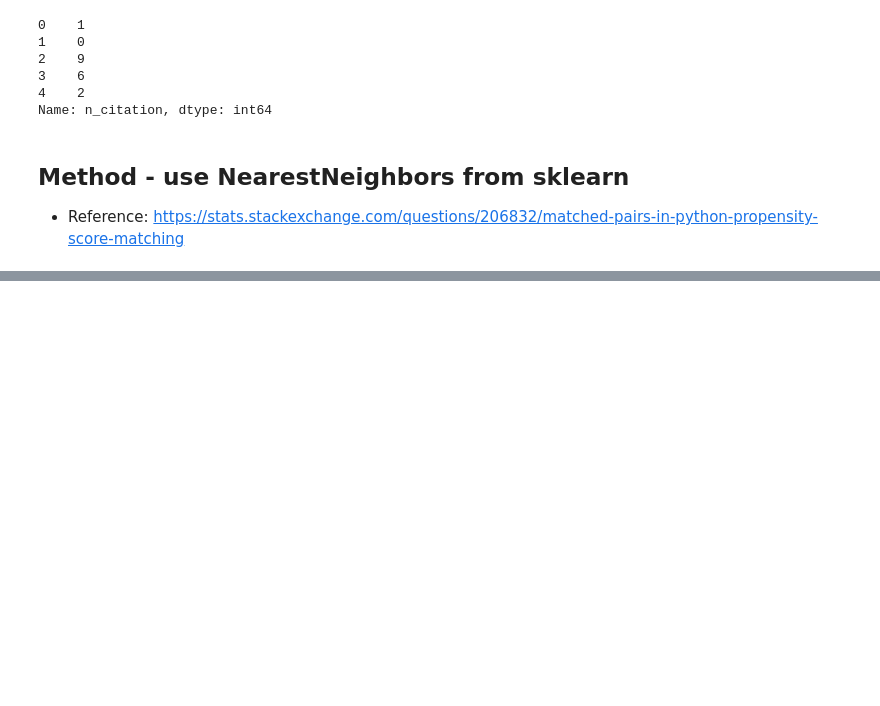
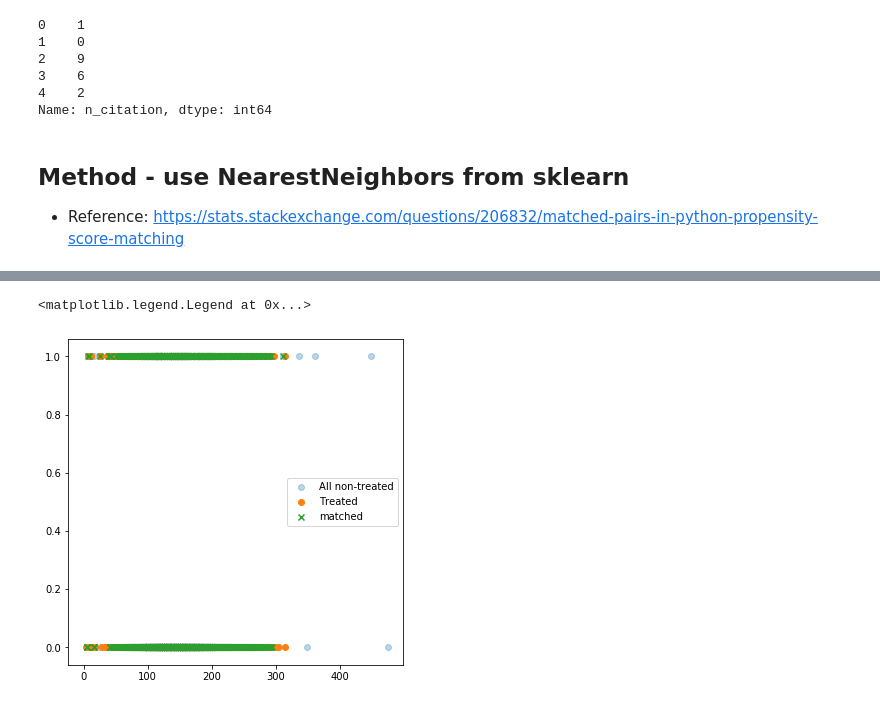
Before and after one commit to colbrydi/citation_comparison, a Jupyter notebook: step3_match.ipynb, the cells around one changed output, grey strips where cells are left out. Cells and saved outputs as stored; diff of their text form; code cells hidden in the pictures; blank space fills up the shorter version.

```diff
--- a/step3_match.ipynb
+++ b/step3_match.ipynb
@@ -167,0 +169,9 @@ plt.legend()
+# %%
+fig, ax = plt.subplots(figsize=(6,6))
+plt.scatter(non_treated_df['abs_len'], non_treated_df['abstract_topic'], alpha=0.3, label='All non-treated')
+plt.scatter(treated_df['abs_len'], treated_df['abstract_topic'], label='Treated')
+plt.scatter(matched_df['abs_len'], matched_df['abstract_topic'], marker='x', label='matched')
+plt.legend()
+# %% [output]
+<matplotlib.legend.Legend at 0x...>
+[figure, added]
```
Also changed, not shown: parts of 7 cells of this notebook, 2 other files.
